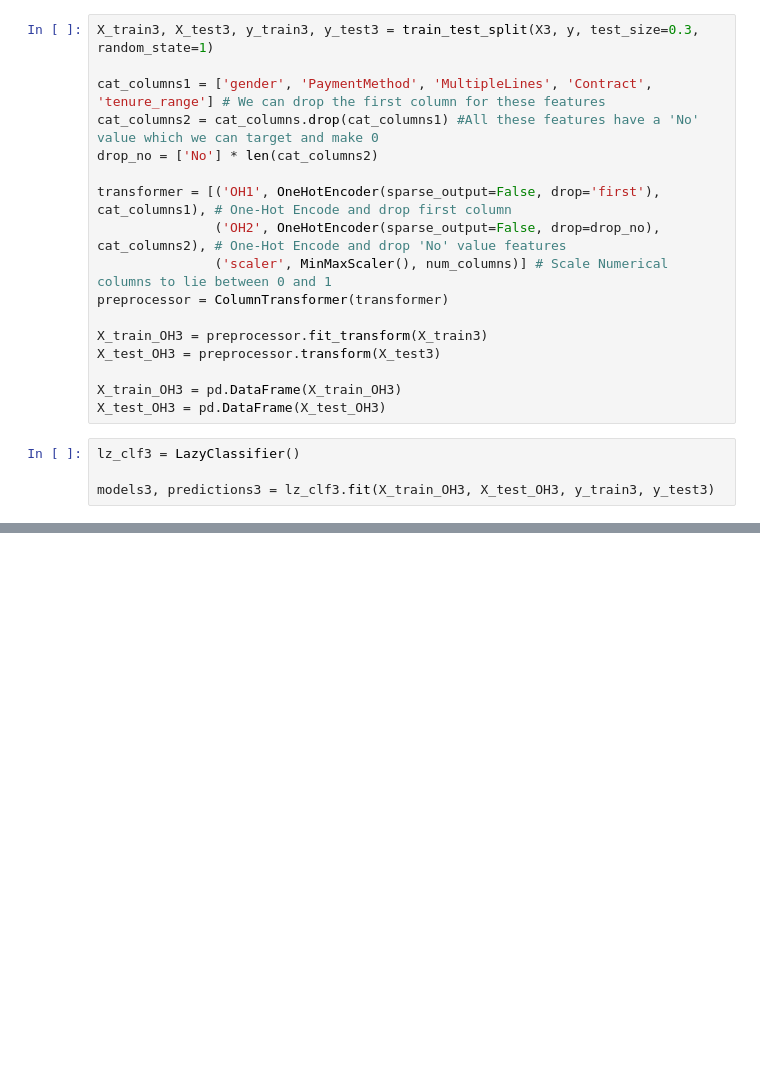
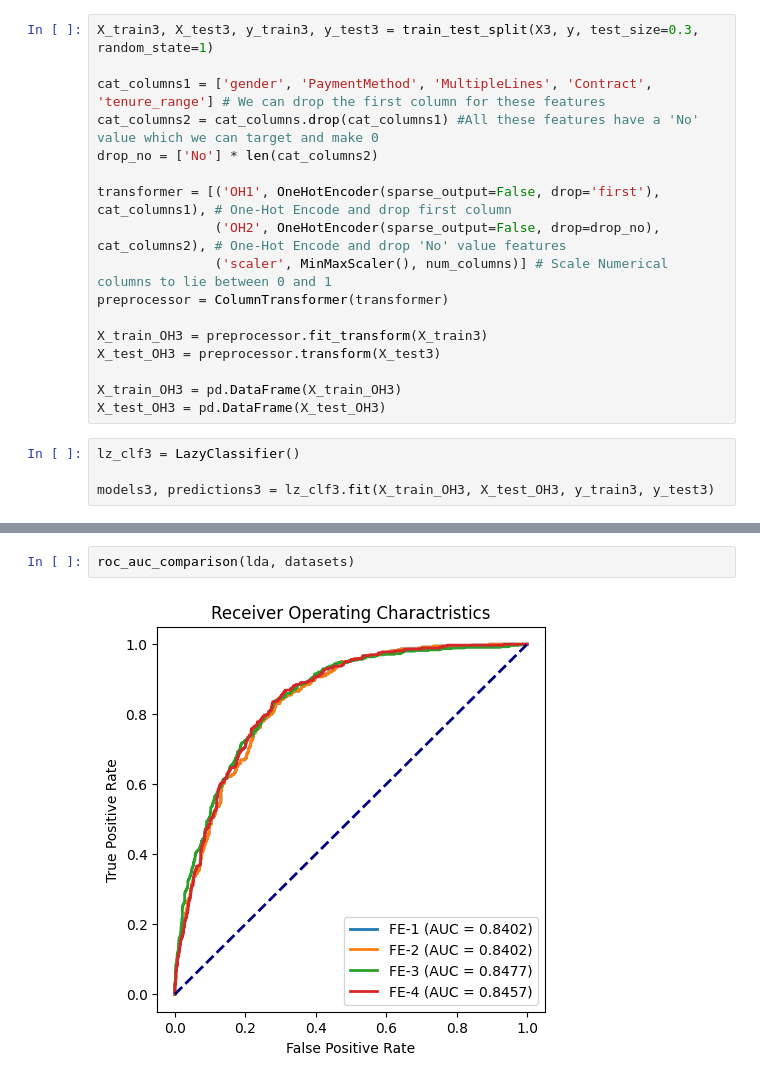
Before and after one commit to ge0rgeth0mas/telco-customer-churn, a Jupyter notebook: telco_customer_churn/modeling/model_feature_selection.ipynb, the cells around one changed output, grey strips where cells are left out. Saved outputs shown, nothing was run; the diff lists cells and outputs as text; blank space fills up the shorter version.

```diff
--- a/telco_customer_churn/modeling/model_feature_selection.ipynb
+++ b/telco_customer_churn/modeling/model_feature_selection.ipynb
@@ -359,0 +481,4 @@ Handle `tenure` : try removing outliers
+# %%
+roc_auc_comparison(lda, datasets)
+# %% [output]
+[figure, added]
```
Also changed, not shown: parts of 30 cells of this notebook, 1 other file.
